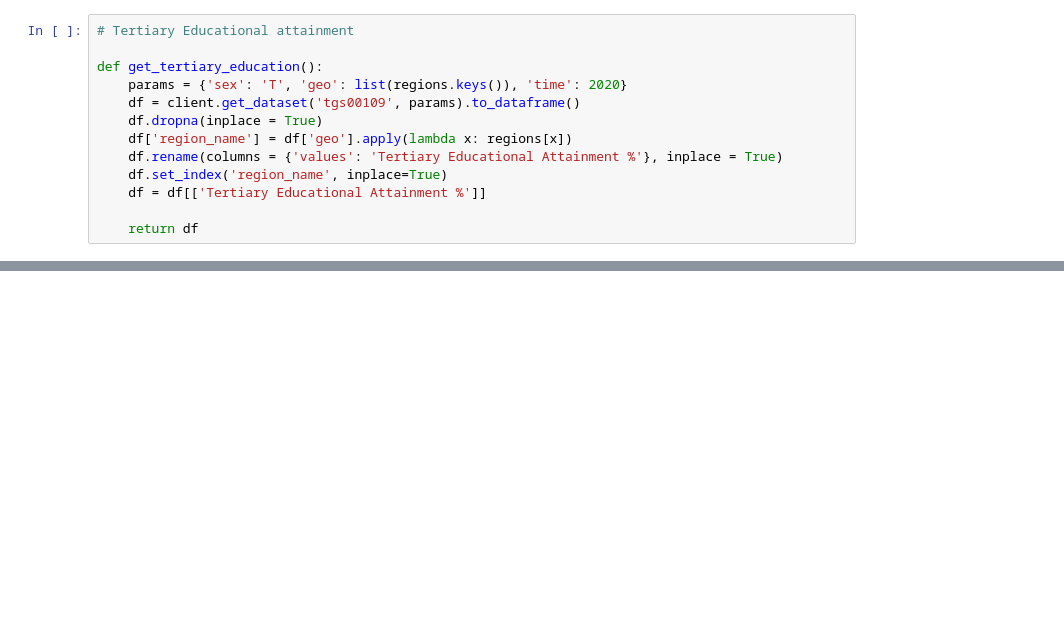
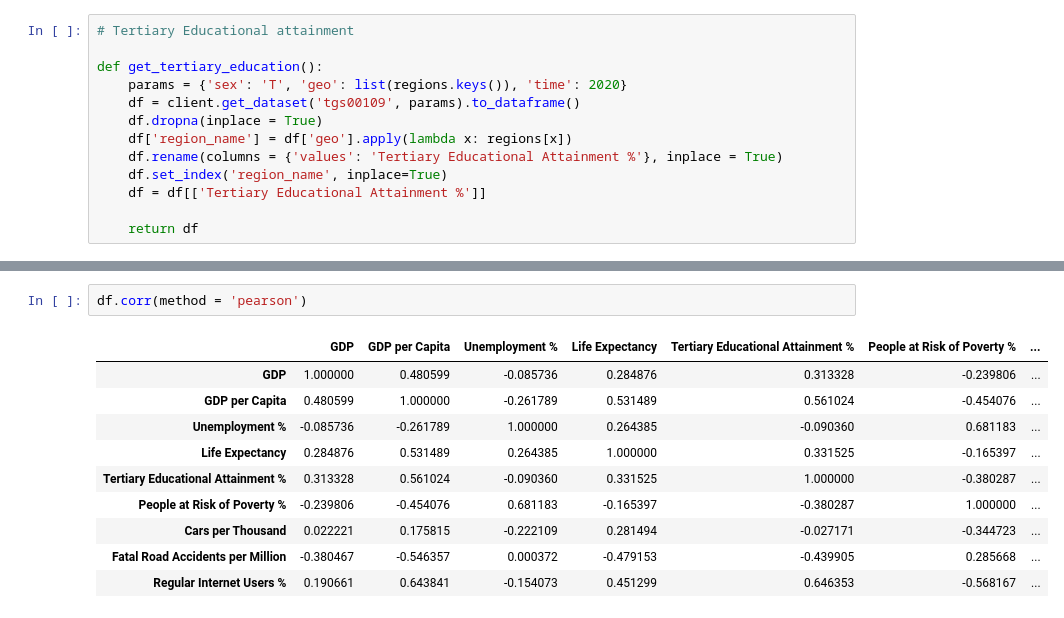
Before and after one commit to derevirn/eu-stats, a Jupyter notebook: notebooks/create_regional_dataset.ipynb, the cells around one changed output, grey strips where cells are left out. Cells and saved outputs as stored; diff of their text form; blank space fills up the shorter version.

```diff
--- a/notebooks/create_regional_dataset.ipynb
+++ b/notebooks/create_regional_dataset.ipynb
@@ -88,0 +168,13 @@ df.plot(kind = 'scatter', backend = 'plotly',
+# %%
+df.corr(method = 'pearson')
+# %% [output]
+|  | GDP | GDP per Capita | Unemployment % | Life Expectancy | Tertiary Educational Attainment % | People at Risk of Poverty % | ... |
+| GDP | 1.000000 | 0.480599 | -0.085736 | 0.284876 | 0.313328 | -0.239806 | ... |
+| GDP per Capita | 0.480599 | 1.000000 | -0.261789 | 0.531489 | 0.561024 | -0.454076 | ... |
+| Unemployment % | -0.085736 | -0.261789 | 1.000000 | 0.264385 | -0.090360 | 0.681183 | ... |
+| Life Expectancy | 0.284876 | 0.531489 | 0.264385 | 1.000000 | 0.331525 | -0.165397 | ... |
+| Tertiary Educational Attainment % | 0.313328 | 0.561024 | -0.090360 | 0.331525 | 1.000000 | -0.380287 | ... |
+| People at Risk of Poverty % | -0.239806 | -0.454076 | 0.681183 | -0.165397 | -0.380287 | 1.000000 | ... |
+| Cars per Thousand | 0.022221 | 0.175815 | -0.222109 | 0.281494 | -0.027171 | -0.344723 | ... |
+| Fatal Road Accidents per Million | -0.380467 | -0.546357 | 0.000372 | -0.479153 | -0.439905 | 0.285668 | ... |
+| Regular Internet Users % | 0.190661 | 0.643841 | -0.154073 | 0.451299 | 0.646353 | -0.568167 | ... |
```
Also changed, not shown: parts of 7 cells of this notebook, 1 other file.
